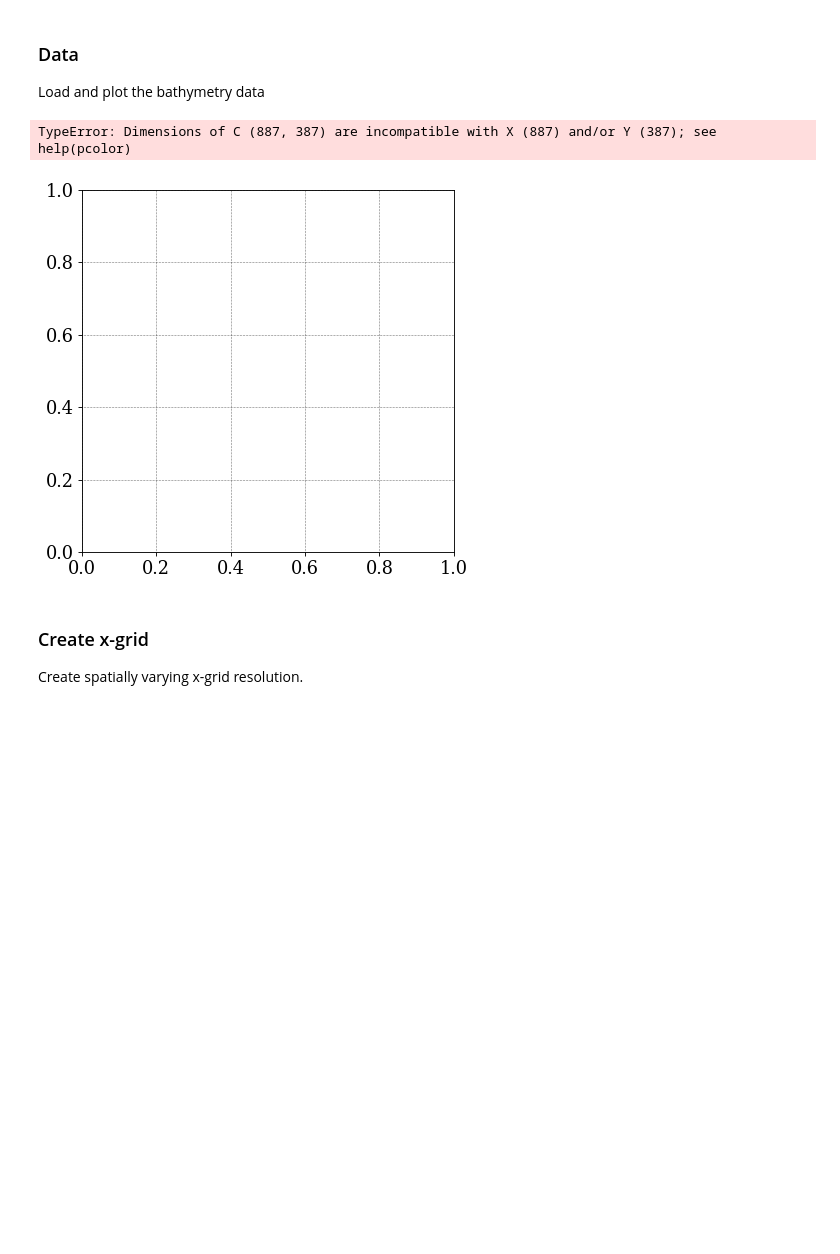
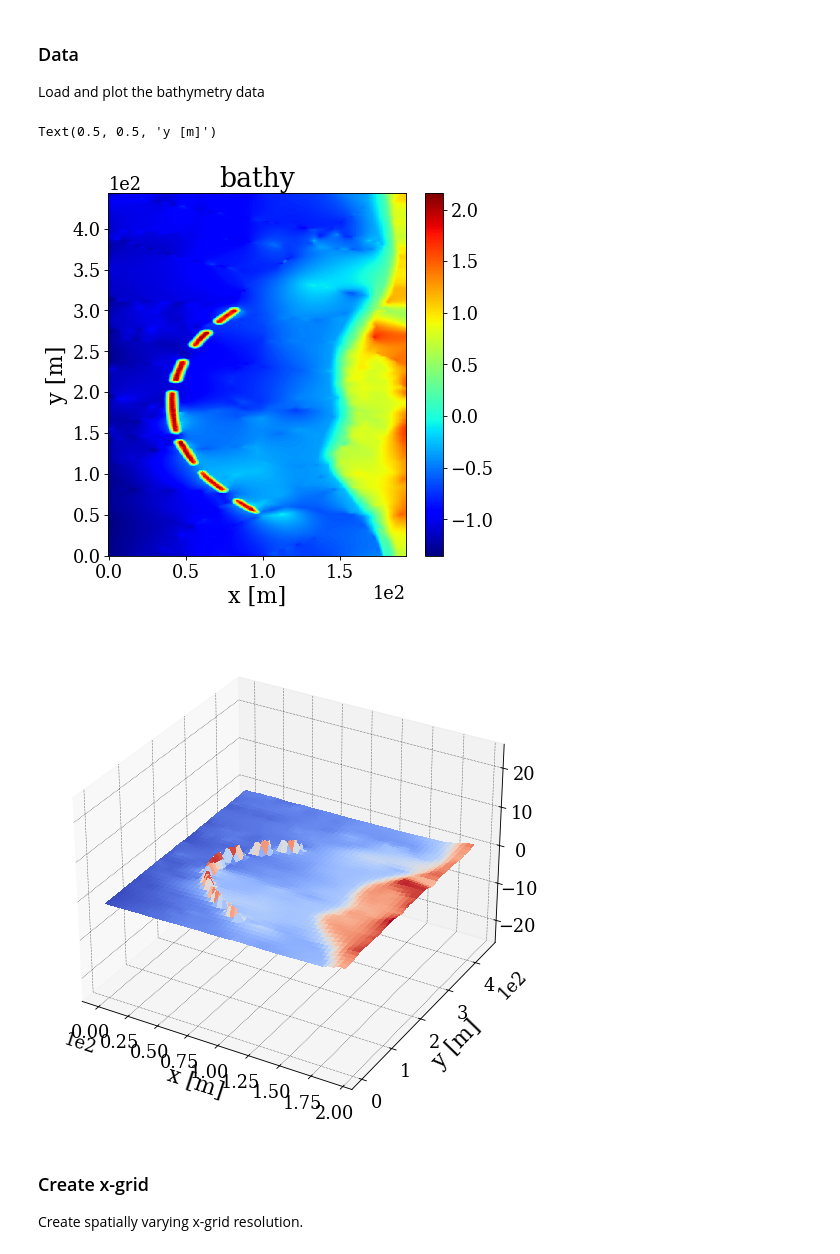
Before and after one commit to Seth-McKilla/xbeach-northbay, a Jupyter notebook: analysis.ipynb, the cells around one changed output. Drawn from its saved outputs; the diff is of its cells as text; code cells hidden in the pictures; blank space fills up the shorter version.

```diff
--- a/analysis.ipynb
+++ b/analysis.ipynb
@@ -26,37 +26,37 @@ plt.style.use(os.path.join('lib', 'xbeach-toolbox', 'scripts', 'xb.mplstyle'))
 Load and plot the bathymetry data
 # %%
 ## load data
-# bathy = np.loadtxt('./lib/xbeach-toolbox/examples/clean/bathy.dep')
 bathy = np.loadtxt('./lib/DEM-to-grid/output/bathy.dep')
 
 ## set bathy grid
 nx = bathy.shape[1]
 ny = bathy.shape[0]
-dx = 1
-dy = 1
+dx = 0.5
+dy = 0.5
 
 x = np.linspace(0,(nx-1)*dx,nx)
 y = np.linspace(0,(ny-1)*dy,ny)
 
 X, Y = np.meshgrid(x,y)
 
 ## plot
 plt.figure()
 plt.pcolor(x,y,bathy)
 plt.colorbar()
 plt.xlabel('x [m]')
 plt.ylabel('y [m]')
 plt.title('bathy')
 
 fig = plt.figure()
 ax = Axes3D(fig)
 ax.axes.set_zlim3d(-25, 25)
 surf = ax.plot_surface(X, Y, bathy, cmap=cm.coolwarm,  linewidth=0, antialiased=False)
 plt.xlabel('x [m]')
 plt.ylabel('y [m]')
 # %% [output]
-TypeError: Dimensions of C (887, 387) are incompatible with X (887) and/or Y (387); see help(pcolor)
+Text(0.5, 0.5, 'y [m]')
-[figure, old version]
+[figure, new version]
+[figure, added]
 # %% [markdown]
 ### Create x-grid
 Create spatially varying x-grid resolution.
```
Also changed, not shown: parts of 7 cells of this notebook, 5 other files.
